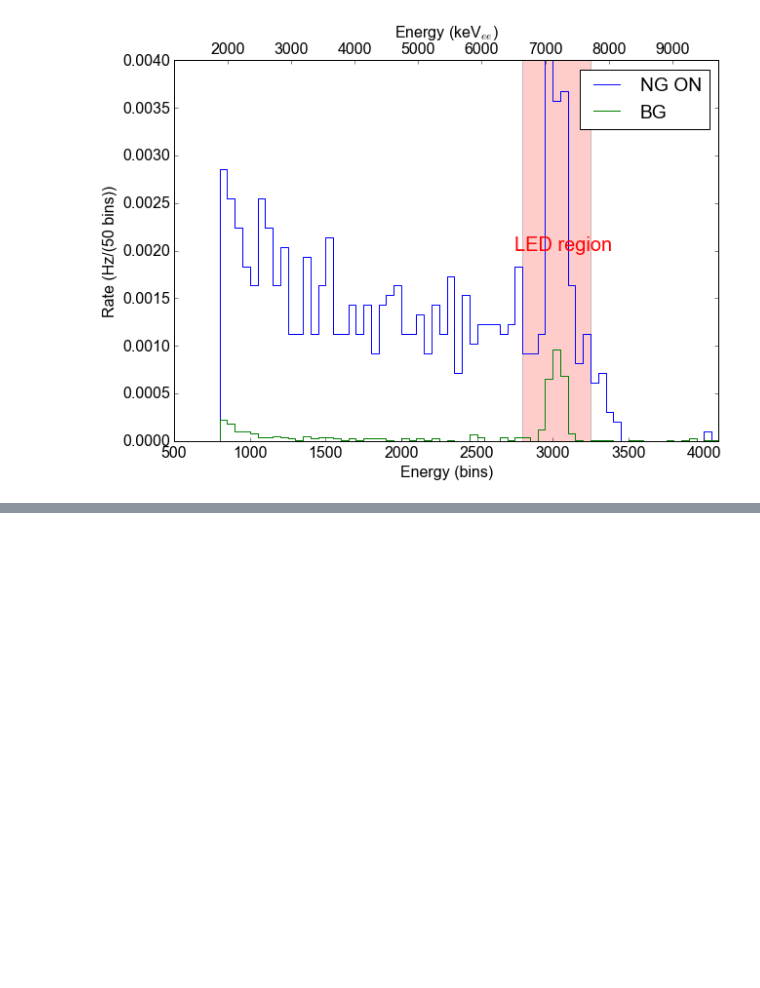
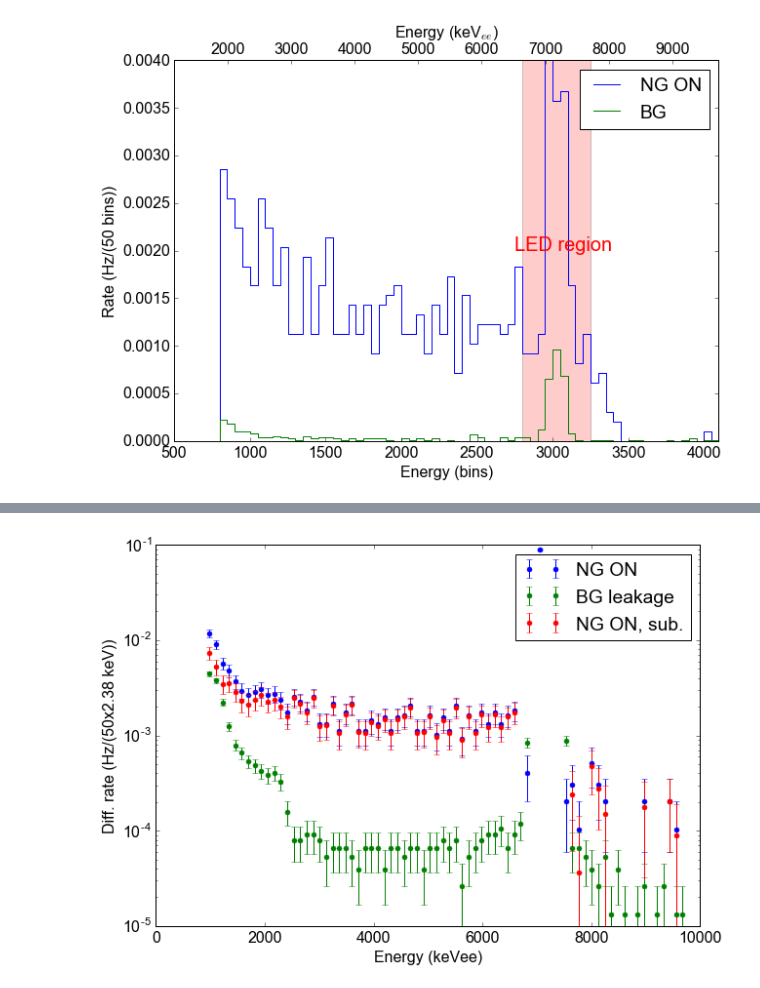
Before and after one commit to XENON1T/PTB, a Jupyter notebook: 03_2d_spectra.ipynb, the cells around one changed output, grey strips where cells are left out. Saved outputs shown, nothing was run; the diff lists cells and outputs as text; code cells hidden in the pictures; blank space fills up the shorter version.

```diff
--- a/03_2d_spectra.ipynb
+++ b/03_2d_spectra.ipynb
@@ -618,0 +706,14 @@ plt.show()
+# %%
+plt.errorbar(e_scale_he,fg_0_he, fg_0_he_err, ls='none',marker='.', markersize=10, label='NG ON')
+plt.errorbar(e_scale_he,bg_he, bg_he_err, ls='none',marker='.', markersize=10, label='BG leakage')
+plt.errorbar(e_scale_he,fg_0_he_sub, fg_0_he_sub_err, ls='none',marker='.', markersize=10, label='NG ON, sub.')
+
+
+plt.ylim(0.00001,0.1)
+plt.yscale('log')
+plt.xlabel('Energy (keVee)')
+plt.ylabel('Diff. rate (Hz/(50x2.38 keV))')
+plt.legend()
+plt.show()
+# %% [output]
+[figure, added]
```
Also changed, not shown: parts of 9 cells of this notebook, 3 other files.
